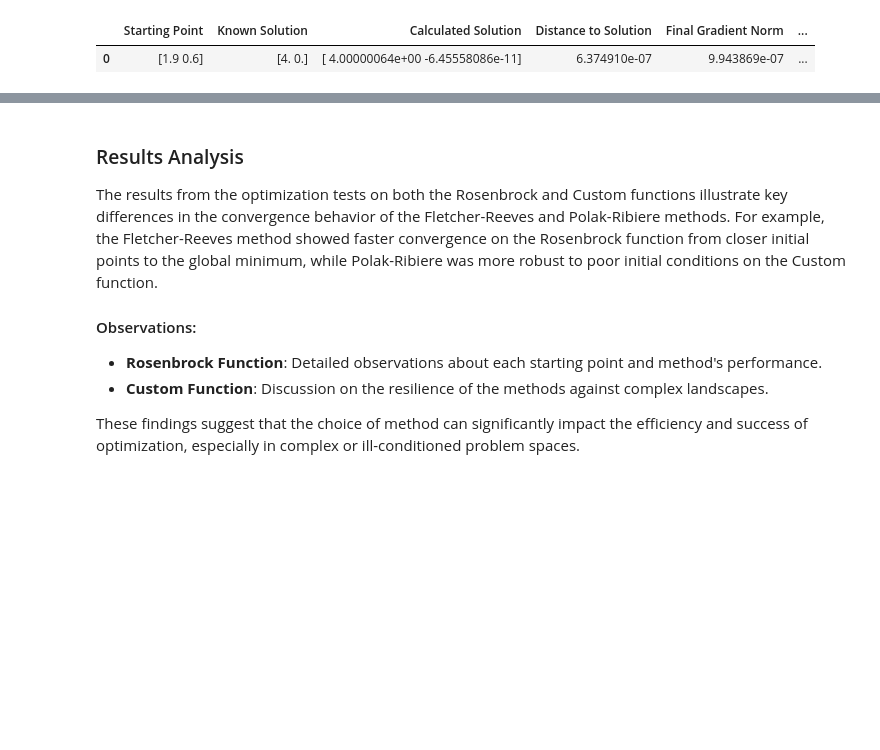
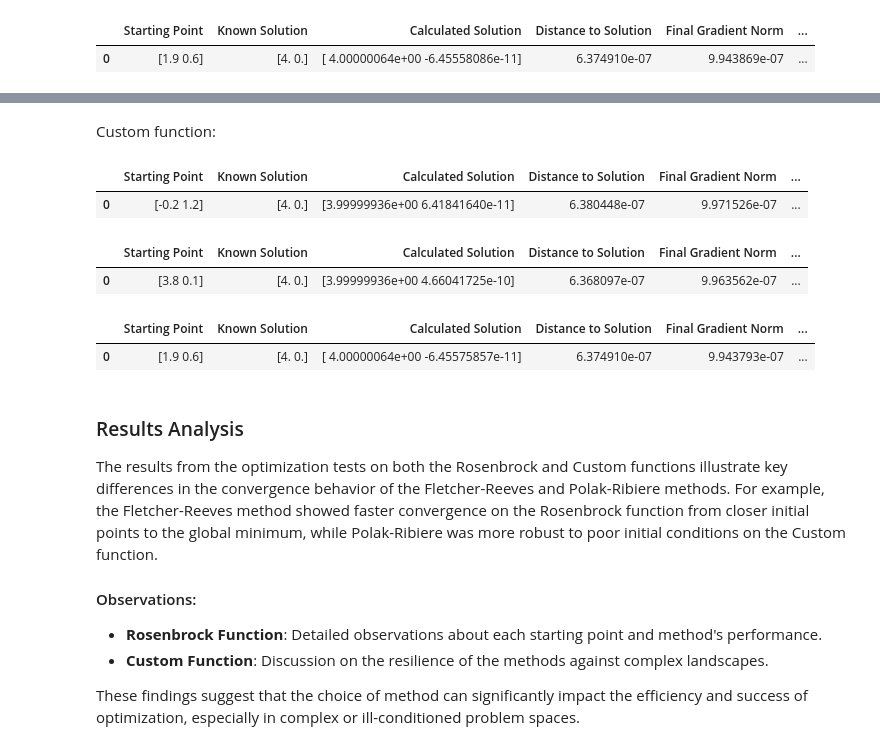
Before and after one commit to Sakops/NO_Project, a Jupyter notebook: task3.ipynb, the cells around one changed output, grey strips where cells are left out. Saved outputs shown, nothing was run; the diff lists cells and outputs as text; code cells hidden in the pictures; blank space fills up the shorter version.

```diff
--- a/task3.ipynb
+++ b/task3.ipynb
@@ -552,3 +809,41 @@ display(df_custom)
+# %% [markdown]
+Custom function:
+# %%
+# Custom function with Polak-Ribiere at (-0.2, 1.2), approximated gradient:
+x0_custom = np.array([-0.2, 1.2])
+known_custom = np.array([4.0, 0.0])  # Assuming this is the coordinate of the known solution
+
+df_custom = run_test_wrap(
+    custom_function, x0_custom, known_custom, method='PR', use_numerical_gradient=True
+)
+display(df_custom)
+# %% [output]
+|  | Starting Point | Known Solution | Calculated Solution | Distance to Solution | Final Gradient Norm | ... |
+| 0 | [-0.2 1.2] | [4. 0.] | [3.99999936e+00 6.41841640e-11] | 6.380448e-07 | 9.971526e-07 | ... |
+# %%
+# Custom function with Polak-Ribiere at (3.8, 0.1), approximated gradient:
+x0_custom = np.array([3.8, 0.1])
+known_custom = np.array([4.0, 0.0])
+
+df_custom = run_test_wrap(
+    custom_function, x0_custom, known_custom, method='PR', use_numerical_gradient=True
+)
+display(df_custom)
+# %% [output]
+|  | Starting Point | Known Solution | Calculated Solution | Distance to Solution | Final Gradient Norm | ... |
+| 0 | [3.8 0.1] | [4. 0.] | [3.99999936e+00 4.66041725e-10] | 6.368097e-07 | 9.963562e-07 | ... |
+# %%
+# Custom function with Polak-Ribiere at (1.9, 0.6)
+x0_custom = np.array([1.9, 0.6])
+known_custom = np.array([4.0, 0.0])
+
+df_custom = run_test_wrap(
+    custom_function, x0_custom, known_custom, method='PR', use_numerical_gradient=True
+)
+display(df_custom)
+# %% [output]
+|  | Starting Point | Known Solution | Calculated Solution | Distance to Solution | Final Gradient Norm | ... |
+| 0 | [1.9 0.6] | [4. 0.] | [ 4.00000064e+00 -6.45575857e-11] | 6.374910e-07 | 9.943793e-07 | ... |
 # %% [markdown]
 ### Results Analysis
 
```
Also changed, not shown: parts of 23 cells of this notebook.
